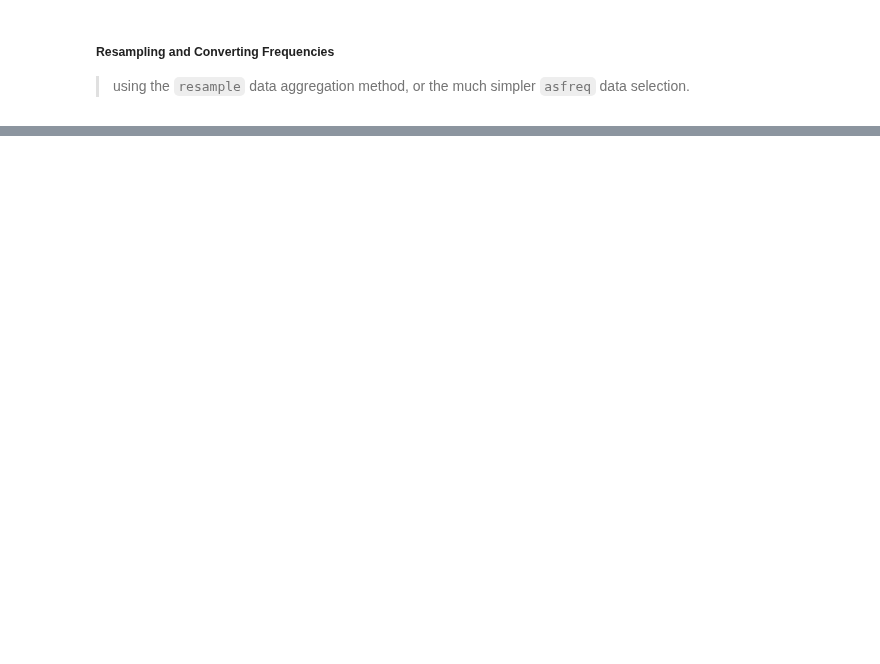
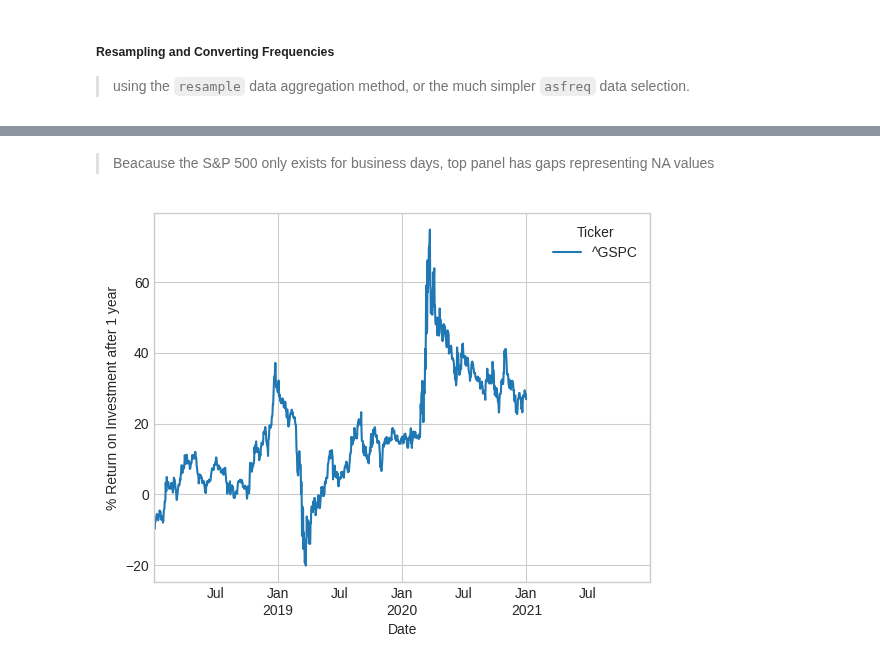
Before and after one commit to Kereophillus/Data_Analysis, a Jupyter notebook: notebooks/7.Time_Series.ipynb, the cells around one changed output, grey strips where cells are left out. Cells and saved outputs as stored; diff of their text form; code cells hidden in the pictures; blank space fills up the shorter version.

```diff
--- a/notebooks/7.Time_Series.ipynb
+++ b/notebooks/7.Time_Series.ipynb
@@ -154,0 +155,11 @@ ax.legend(['Input', 'Resample', 'Asfreq'], loc='upper left')
+# %% [markdown]
+> Beacause the S&P 500 only exists for business days, top panel has gaps representing NA values
+# %%
+sp500 = sp500.asfreq('D', method='pad')
+
+ROI = 100 * (sp500.shift(-365) - sp500) / sp500
+ROI.dropna()
+ROI.plot()
+plt.ylabel('% Return on Investment after 1 year');
+# %% [output]
+[figure, added]
```
Also changed, not shown: parts of 8 cells of this notebook, 2 other files.
